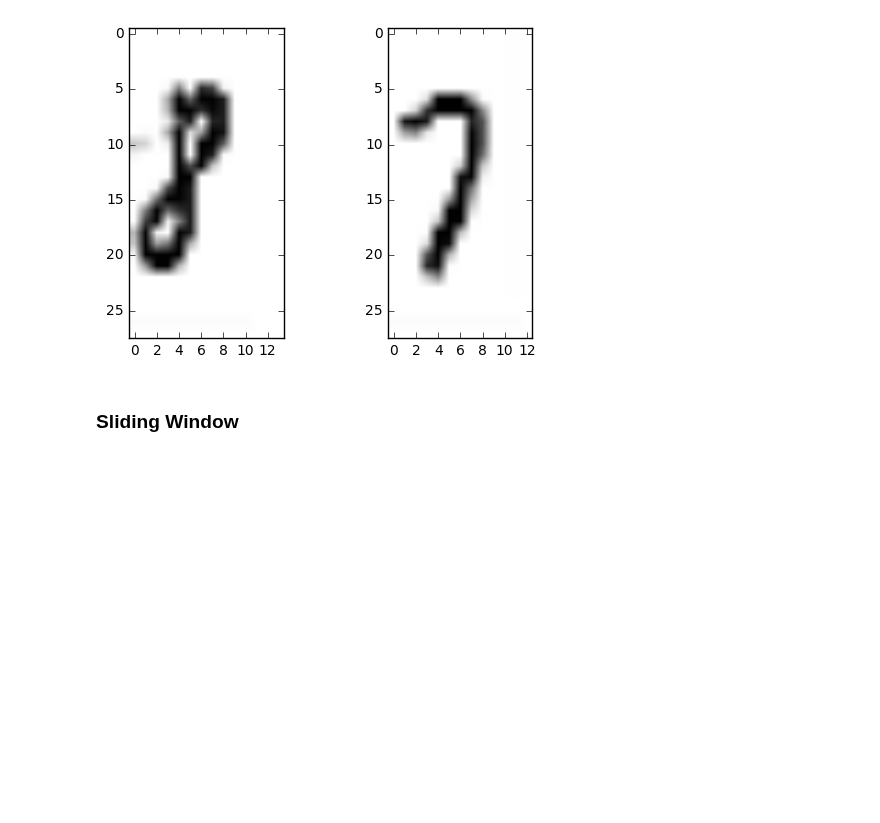
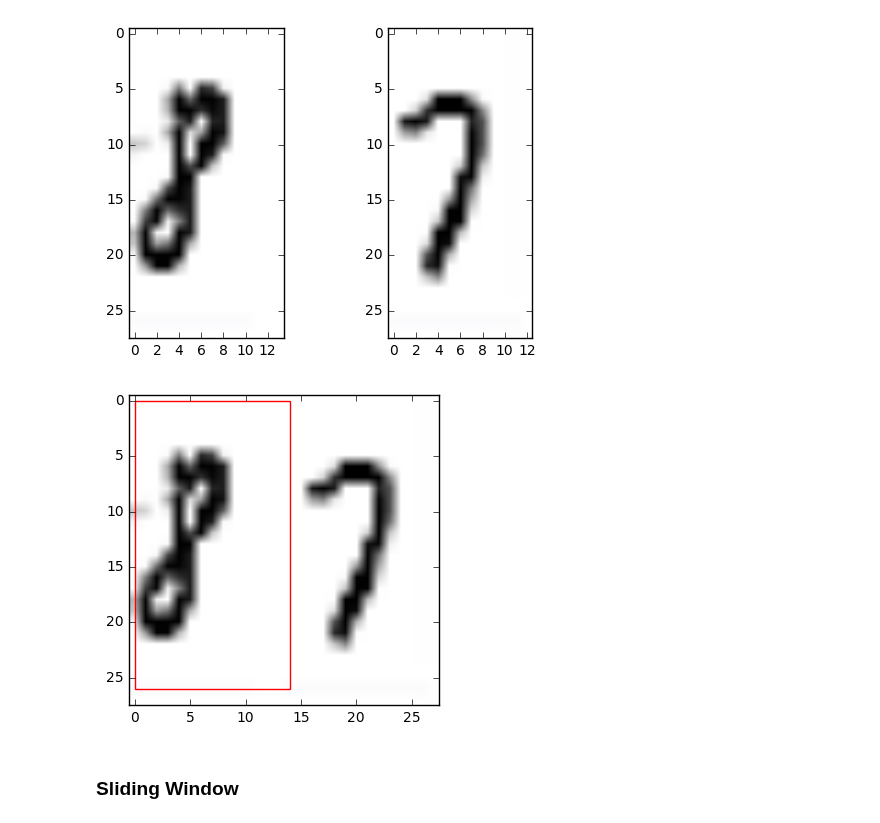
Before and after one commit to hamzafar/deep_learning_by_Google, a Jupyter notebook: project/object detection.ipynb, the cells around one changed output. Cells and saved outputs as stored; diff of their text form; code cells hidden in the pictures; blank space fills up the shorter version.

Commit message:
patches

```diff
--- a/project/object detection.ipynb
+++ b/project/object detection.ipynb
@@ -47,6 +47,32 @@ imgplot = plt.imshow(img_data[0:28,15:28,:])
 # a.set_title('After')
 # %% [output]
 [figure]
+# %%
+import matplotlib.pyplot as plt
+import matplotlib.patches as patches
+from PIL import Image
+import numpy as np
+
+im = img_data
+
+# Create figure and axes
+fig,ax = plt.subplots(1)
+
+# Display the image
+ax.imshow(im)
+
+# Create a Rectangle patch
+rect = patches.Rectangle((0,0),#(x,y)
+                         14, #width
+                         26, #height
+                         linewidth=1,edgecolor='r',facecolor='none')
+
+# Add the patch to the Axes
+ax.add_patch(rect)
+
+plt.show()
+# %% [output]
+[figure, added]
 # %% [markdown]
 ### Sliding Window
 # %%
```
